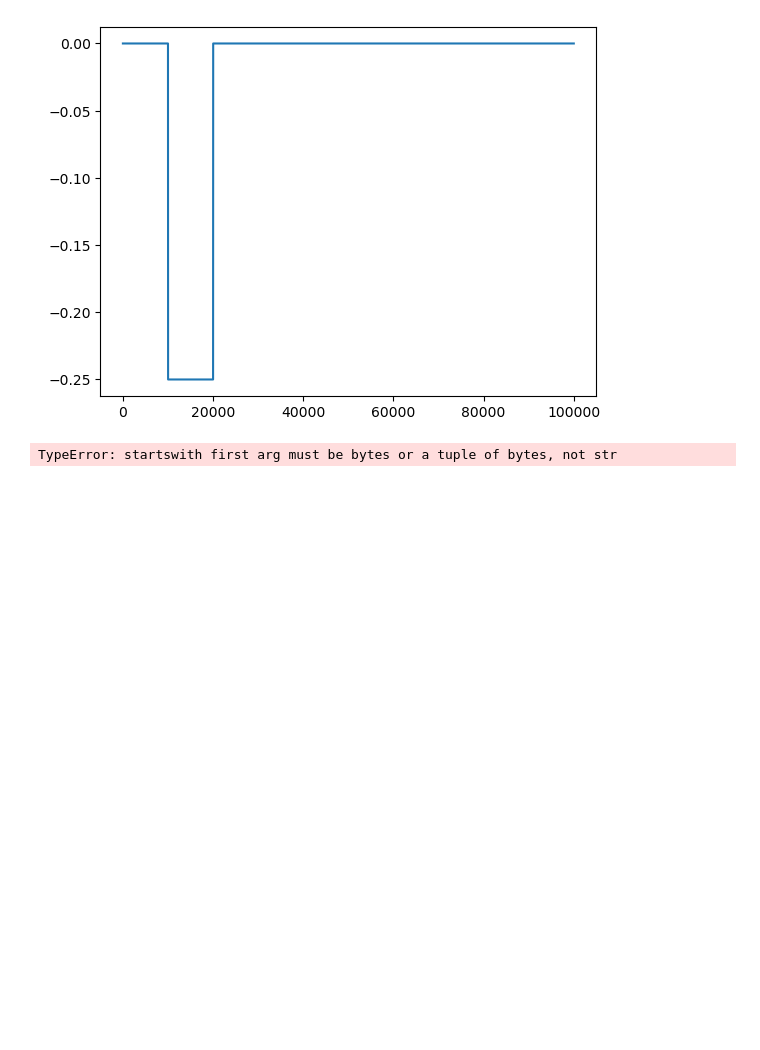
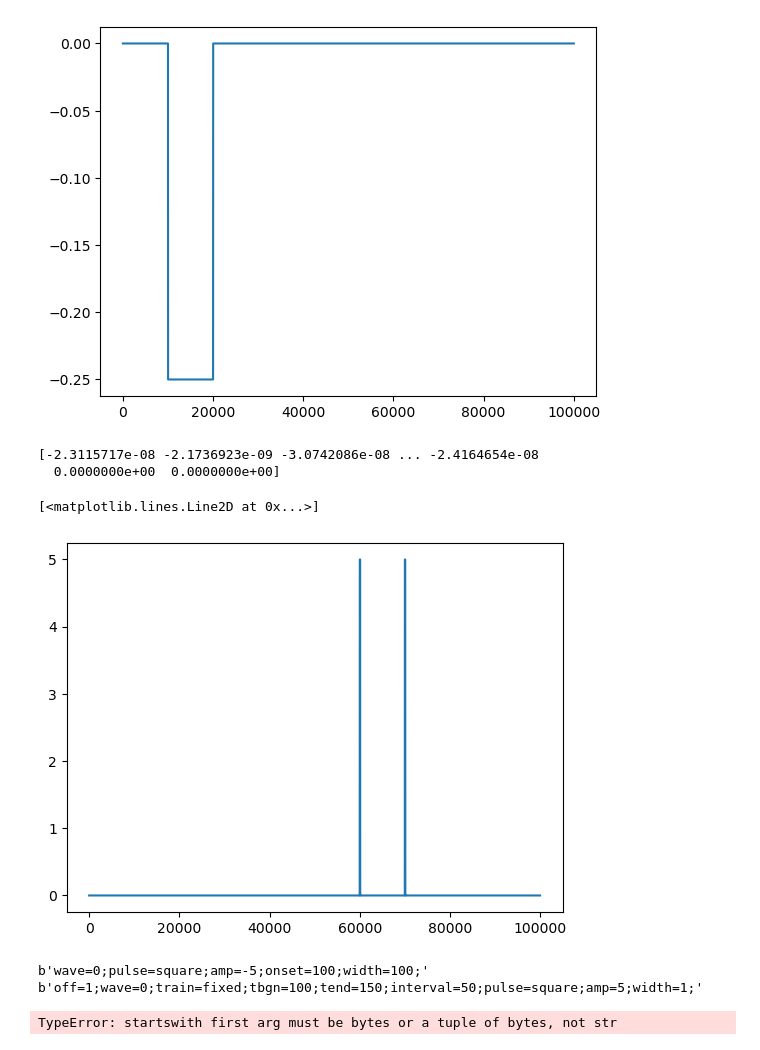
Before and after one commit to LauraGonzalez2000/Intracellular_recording, a Jupyter notebook: src/temp.ipynb, the cells around one changed output. Cells and saved outputs as stored; diff of their text form; code cells hidden in the pictures; blank space fills up the shorter version.

```diff
--- a/src/temp.ipynb
+++ b/src/temp.ipynb
@@ -153,6 +153,22 @@ plt.plot(pulse_DAC0)
 [0. 0. 0. ... 0. 0. 0.]
 [<matplotlib.lines.Line2D at 0x...>]
 [figure]
+# %%
+pulse_DAC1 = data[1]['root'][b'nmStimSofia1'][b'DAC_1_0'].wave['wave']['wData']
+print(pulse_DAC1)
+len(pulse_DAC1)
+plt.plot(pulse_DAC1)
+# %% [output]
+[-2.3115717e-08 -2.1736923e-09 -3.0742086e-08 ... -2.4164654e-08
+  0.0000000e+00  0.0000000e+00]
+[<matplotlib.lines.Line2D at 0x...>]
+[figure, added]
+# %%
+print(data[1]['root'][b'nmStimSofia1'][b'DAC_0_pulse'].wave['wave']['wData'][0])
+print(data[1]['root'][b'nmStimSofia1'][b'DAC_1_pulse'].wave['wave']['wData'][0])
+# %% [output]
+b'wave=0;pulse=square;amp=-5;onset=100;width=100;'
+b'off=1;wave=0;train=fixed;tbgn=100;tend=150;interval=50;pulse=square;amp=5;width=1;'
 # %%
 cnt = sum([1 for key in data[1]['root'].keys() if key.startswith('RecordA')])
 # %% [output]
```
Also changed, not shown: parts of 1 cell of this notebook, 4 other files.
